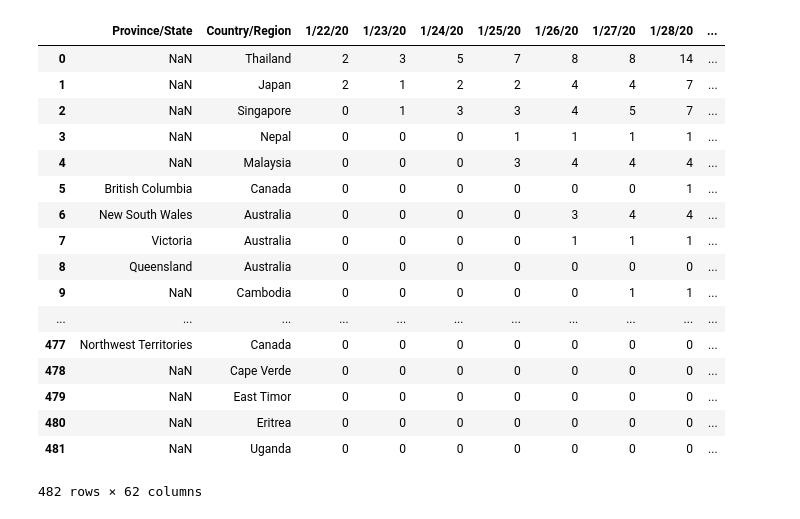
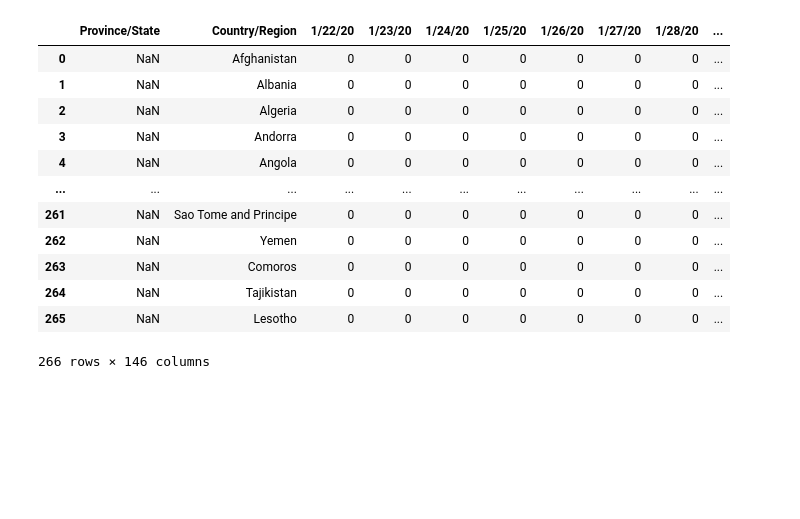
Before and after one commit to simra/COVID-19, a Jupyter notebook: notebooks/COVID-19 Animation.ipynb, the cells around one changed output. Saved outputs shown, nothing was run; the diff lists cells and outputs as text; code cells hidden in the pictures; blank space fills up the shorter version.

```diff
--- a/notebooks/COVID-19 Animation.ipynb
+++ b/notebooks/COVID-19 Animation.ipynb
@@ -6,32 +6,27 @@ import matplotlib.pyplot as plt
 import datetime
 # %%
 # Load Data
-datapath = '../csse_covid_19_data/csse_covid_19_time_series/time_series_19-covid-Confirmed.csv'
-
+#datapath = '../csse_covid_19_data/csse_covid_19_time_series/time_series_19-covid-Confirmed.csv'
+datapath = os.path.join('../csse_covid_19_data/csse_covid_19_time_series/', 'time_series_covid19_confirmed_global.csv')
 raw = pd.read_csv(datapath)
 del raw['Lat']
 del raw['Long']
 raw= raw.replace('Mainland China','China')
 raw
 # %% [output]
 |  | Province/State | Country/Region | 1/22/20 | 1/23/20 | 1/24/20 | 1/25/20 | 1/26/20 | 1/27/20 | 1/28/20 | ... |
-| 0 | NaN | Thailand | 2 | 3 | 5 | 7 | 8 | 8 | 14 | ... |
-| 1 | NaN | Japan | 2 | 1 | 2 | 2 | 4 | 4 | 7 | ... |
-| 2 | NaN | Singapore | 0 | 1 | 3 | 3 | 4 | 5 | 7 | ... |
-| 3 | NaN | Nepal | 0 | 0 | 0 | 1 | 1 | 1 | 1 | ... |
-| 4 | NaN | Malaysia | 0 | 0 | 0 | 3 | 4 | 4 | 4 | ... |
-| 5 | British Columbia | Canada | 0 | 0 | 0 | 0 | 0 | 0 | 1 | ... |
-| 6 | New South Wales | Australia | 0 | 0 | 0 | 0 | 3 | 4 | 4 | ... |
-| 7 | Victoria | Australia | 0 | 0 | 0 | 0 | 1 | 1 | 1 | ... |
-| 8 | Queensland | Australia | 0 | 0 | 0 | 0 | 0 | 0 | 0 | ... |
-| 9 | NaN | Cambodia | 0 | 0 | 0 | 0 | 0 | 1 | 1 | ... |
+| 0 | NaN | Afghanistan | 0 | 0 | 0 | 0 | 0 | 0 | 0 | ... |
+| 1 | NaN | Albania | 0 | 0 | 0 | 0 | 0 | 0 | 0 | ... |
+| 2 | NaN | Algeria | 0 | 0 | 0 | 0 | 0 | 0 | 0 | ... |
+| 3 | NaN | Andorra | 0 | 0 | 0 | 0 | 0 | 0 | 0 | ... |
+| 4 | NaN | Angola | 0 | 0 | 0 | 0 | 0 | 0 | 0 | ... |
 | ... | ... | ... | ... | ... | ... | ... | ... | ... | ... | ... |
-| 477 | Northwest Territories | Canada | 0 | 0 | 0 | 0 | 0 | 0 | 0 | ... |
-| 478 | NaN | Cape Verde | 0 | 0 | 0 | 0 | 0 | 0 | 0 | ... |
-| 479 | NaN | East Timor | 0 | 0 | 0 | 0 | 0 | 0 | 0 | ... |
-| 480 | NaN | Eritrea | 0 | 0 | 0 | 0 | 0 | 0 | 0 | ... |
-| 481 | NaN | Uganda | 0 | 0 | 0 | 0 | 0 | 0 | 0 | ... |
+| 261 | NaN | Sao Tome and Principe | 0 | 0 | 0 | 0 | 0 | 0 | 0 | ... |
+| 262 | NaN | Yemen | 0 | 0 | 0 | 0 | 0 | 0 | 0 | ... |
+| 263 | NaN | Comoros | 0 | 0 | 0 | 0 | 0 | 0 | 0 | ... |
+| 264 | NaN | Tajikistan | 0 | 0 | 0 | 0 | 0 | 0 | 0 | ... |
+| 265 | NaN | Lesotho | 0 | 0 | 0 | 0 | 0 | 0 | 0 | ... |
-482 rows × 62 columns
+266 rows × 146 columns
 # %%
 df=raw.groupby('Country/Region').sum()
 # 03/14: temporarily drop the last column
```
Also changed, not shown: parts of 2 cells of this notebook, 8 other files.
